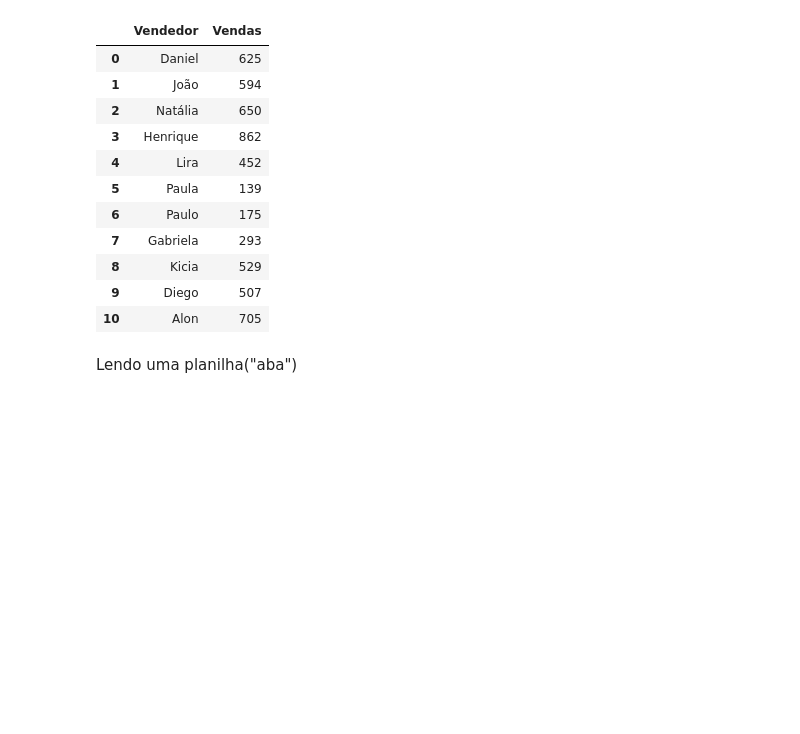
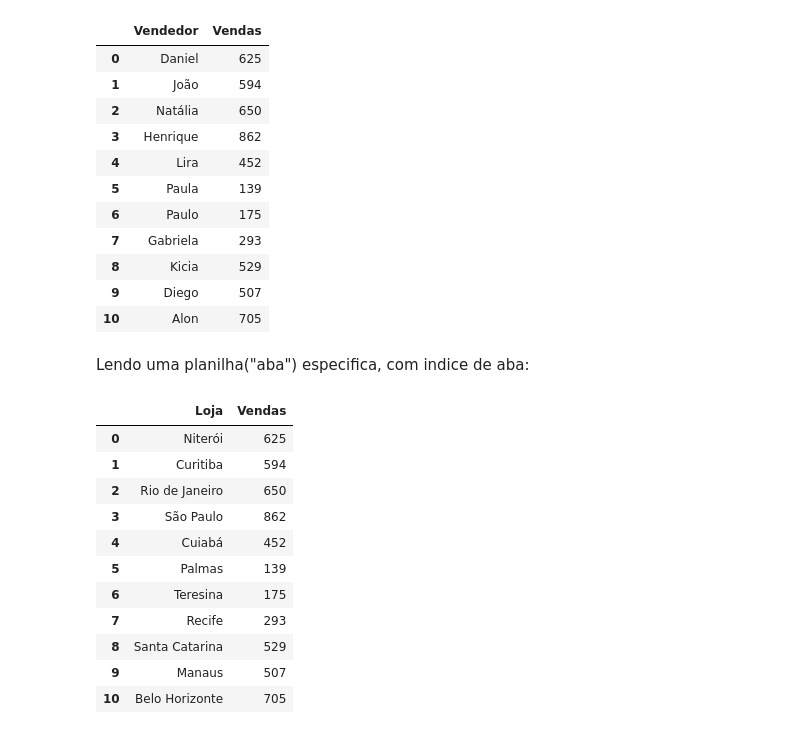
Before and after one commit to caikedomingues/Curso-de-automa--o-com-python, a Jupyter notebook: lendo arquivos excel com varias abas/excel.ipynb, the cells around one changed output. Saved outputs shown, nothing was run; the diff lists cells and outputs as text; code cells hidden in the pictures; blank space fills up the shorter version.

```diff
--- a/lendo arquivos excel com varias abas/excel.ipynb
+++ b/lendo arquivos excel com varias abas/excel.ipynb
@@ -20,4 +31,23 @@ display(planilha)
 | 9 | Diego | 507 |
 | 10 | Alon | 705 |
 # %% [markdown]
-Lendo uma planilha("aba")
+Lendo uma planilha("aba") especifica, com indice de aba:
+# %%
+# Para ler os dados de uma aba especifica, vamos passar como valor do
+# argumento sheet_name o nome da aba que queremos ler os dados.
+planilha = pd.read_excel('arquivo.xlsx', sheet_name='Planilha2')
+
+display(planilha)
+# %% [output]
+|  | Loja | Vendas |
+| 0 | Niterói | 625 |
+| 1 | Curitiba | 594 |
+| 2 | Rio de Janeiro | 650 |
+| 3 | São Paulo | 862 |
+| 4 | Cuiabá | 452 |
+| 5 | Palmas | 139 |
+| 6 | Teresina | 175 |
+| 7 | Recife | 293 |
+| 8 | Santa Catarina | 529 |
+| 9 | Manaus | 507 |
+| 10 | Belo Horizonte | 705 |
```
Also changed, not shown: parts of 21 cells of this notebook.
